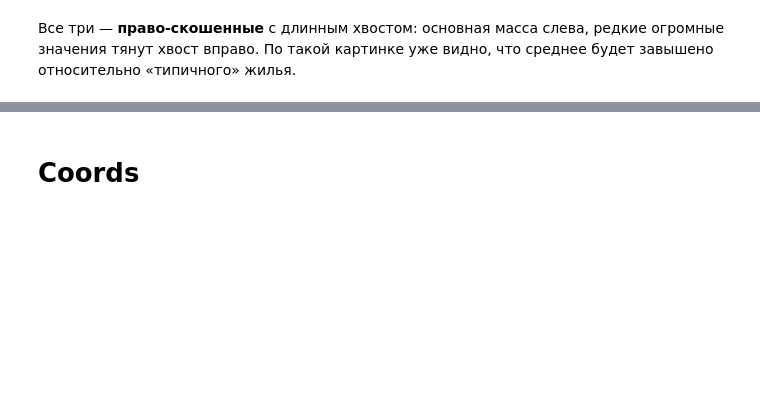
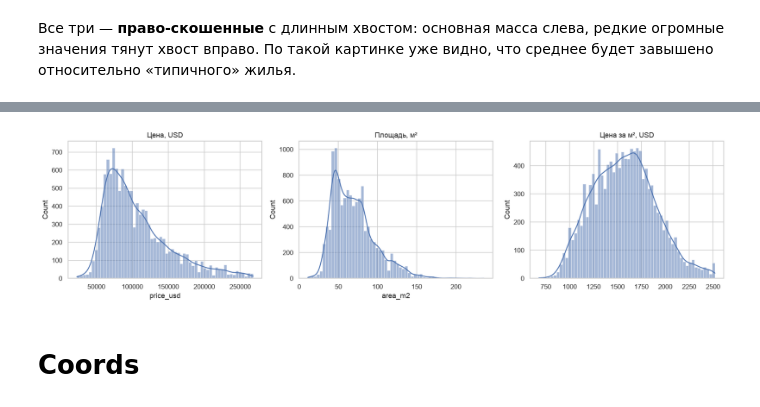
Before and after one commit to ai-academy-bish/ds8_house_kg_proj, a Jupyter notebook: seminar_1.ipynb, the cells around one changed output, grey strips where cells are left out. Saved outputs shown, nothing was run; the diff lists cells and outputs as text; code cells hidden in the pictures; blank space fills up the shorter version.

```diff
--- a/seminar_1.ipynb
+++ b/seminar_1.ipynb
@@ -101,3 +268,15 @@ work.columns
+# %%
+pr_mask = work.price_usd < work.price_usd.mean() + 2.5 * work.price_usd.std()
+# %%
+work = work[pr_mask]
+# %%
+fig, ax = plt.subplots(1, 3, figsize=(16, 4.2))
+sns.histplot(work.price_usd, bins=60, kde=True, ax=ax[0]); ax[0].set_title("Цена, USD")
+sns.histplot(work.area_m2,  bins=60, kde=True, ax=ax[1]); ax[1].set_title("Площадь, м²")
+sns.histplot(work_ppm2_preview.clip(upper=6000), bins=60, kde=True, ax=ax[2]); ax[2].set_title("Цена за м², USD")
+fig.tight_layout(); plt.show()
+# %% [output]
+[figure, added]
 # %% [markdown]
 # Coords
 # %%
```
Also changed, not shown: parts of 31 cells of this notebook.
